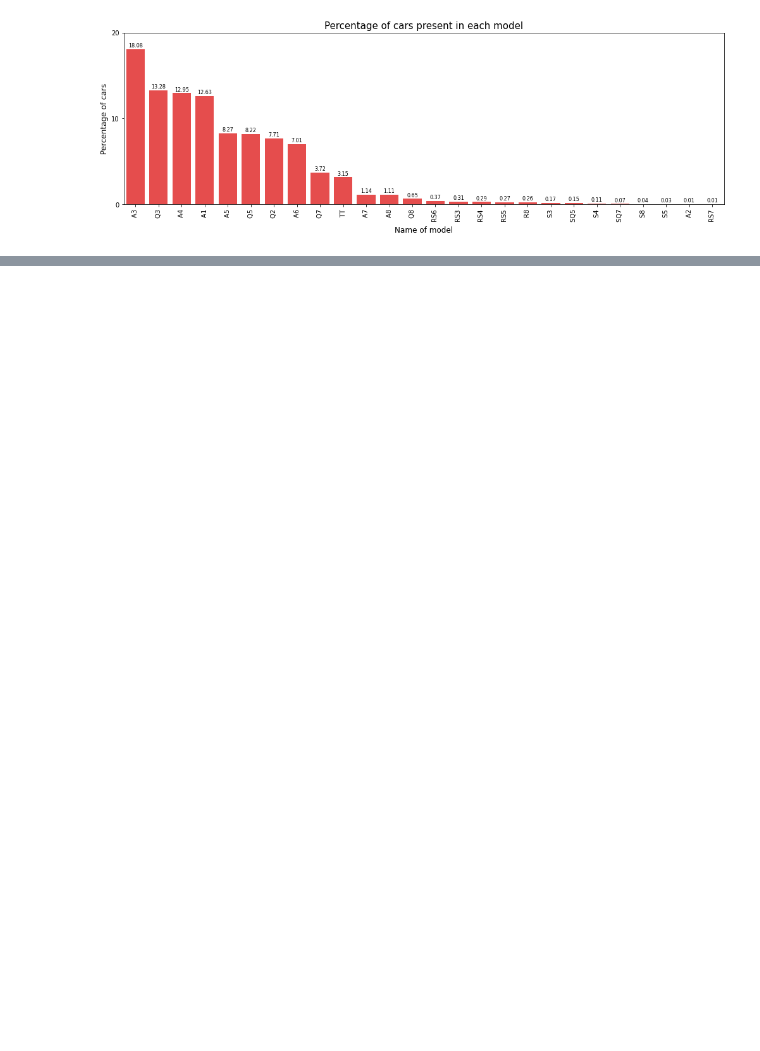
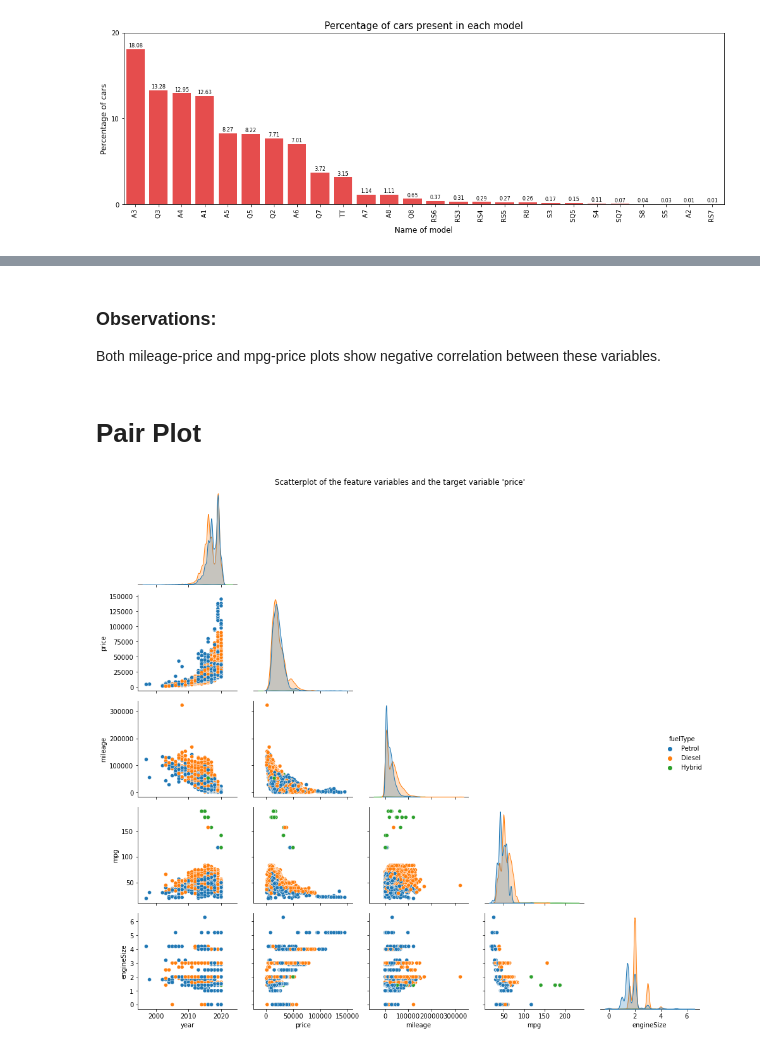
Before and after one commit to FarhatGani/Audi_Used_Car_Analysis, a Jupyter notebook: audi_used_car_EDA.ipynb, the cells around one changed output, grey strips where cells are left out. Drawn from its saved outputs; the diff is of its cells as text; code cells hidden in the pictures; blank space fills up the shorter version.

```diff
--- a/audi_used_car_EDA.ipynb
+++ b/audi_used_car_EDA.ipynb
@@ -104,0 +176,14 @@ If there are too many pieces of data are used, the pie chart becomes less effect
+# %% [markdown]
+### Observations:
+
+Both mileage-price and mpg-price plots show negative correlation between these variables.
+# %% [markdown]
+# Pair Plot
+# %%
+sns.pairplot(df, corner=True, hue="fuelType")
+plt.suptitle("Scatterplot of the feature variables and the target variable 'price'")
+
+plt.tight_layout()
+plt.show()
+# %% [output]
+[figure, added]
```
Also changed, not shown: parts of 21 cells of this notebook.
